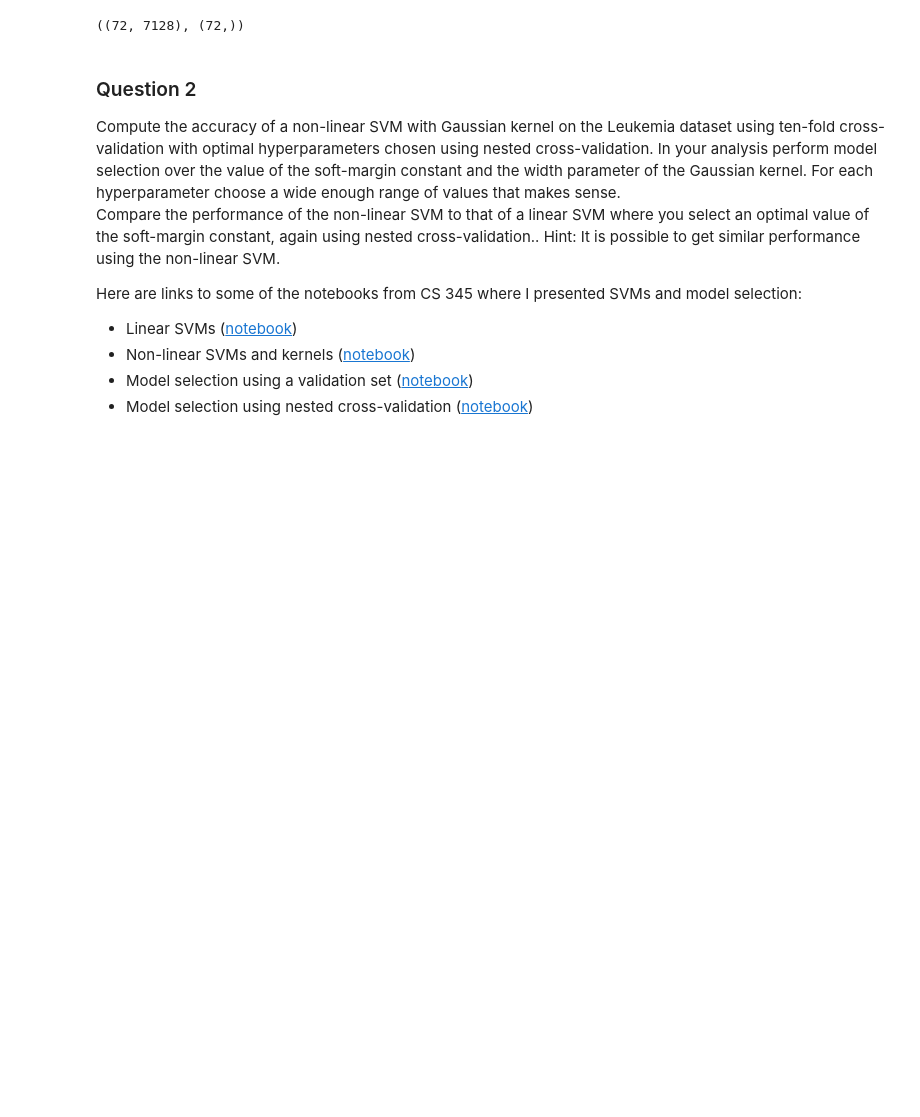
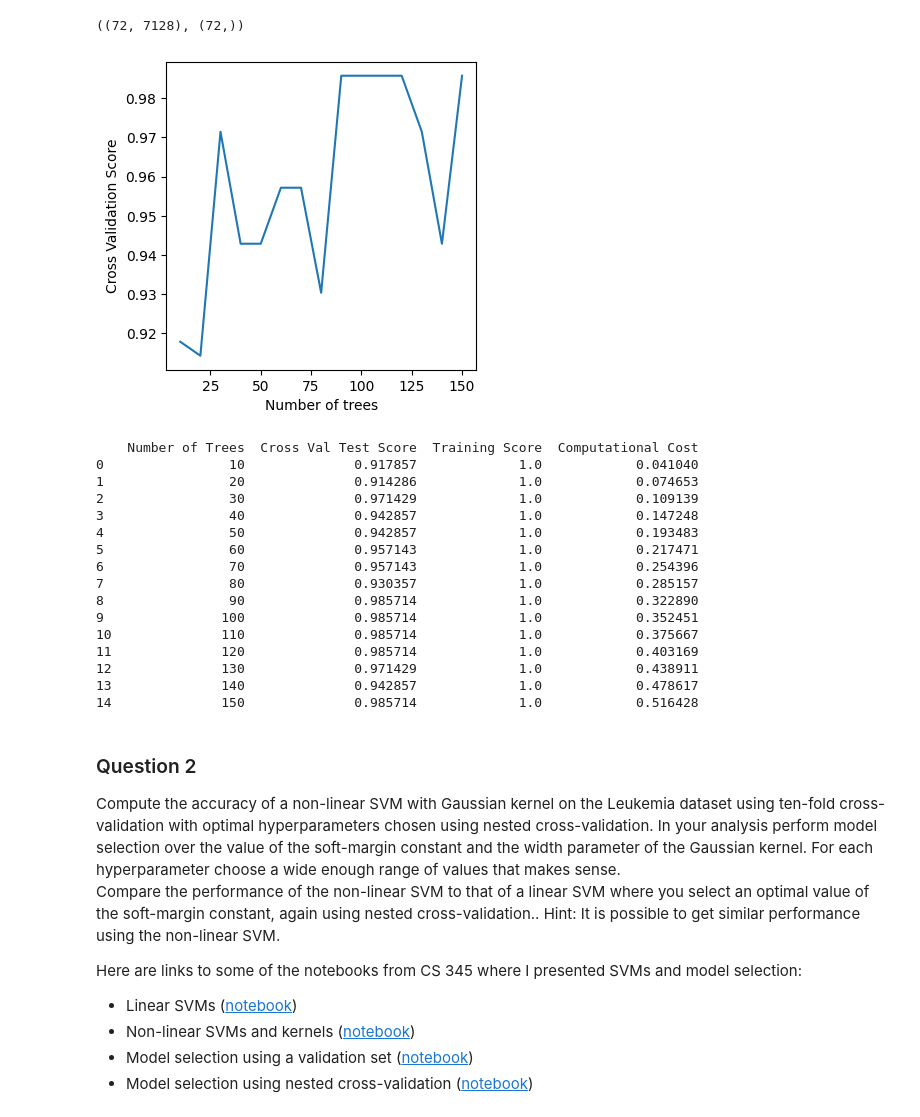
Before and after one commit to yosief14/CS425-Bioinformatics, a Jupyter notebook: ML_Review.ipynb, the cells around one changed output. Saved outputs shown, nothing was run; the diff lists cells and outputs as text; code cells hidden in the pictures; blank space fills up the shorter version.

```diff
--- a/ML_Review.ipynb
+++ b/ML_Review.ipynb
@@ -82,3 +80,55 @@ X.shape,y.shape
+# %%
+from sklearn.ensemble import RandomForestClassifier
+from sklearn.model_selection import cross_validate
+from pprint import pprint
+import numpy as np
+import matplotlib.pyplot as plt
+
+
+#
+ntrees = np.arange(10,151,10)
+
+scores = []
+train_scores = []
+computational_cost = []
+
+for ntree in ntrees:
+    clf = RandomForestClassifier(n_estimators= ntree)
+    score = cross_validate(clf, X, y, cv=10, return_train_score=True)
+    scores.append(np.mean(score['test_score']))
+    train_scores.append(np.mean(score['train_score']))
+    computational_cost.append(np.mean(score['fit_time']))
+
+fig = plt.figure(figsize=(4,4))
+plt.xlabel('Number of trees')
+plt.ylabel('Cross Validation Score')
+plt.plot(ntrees, scores)
+plt.show()
+
+
+import pandas as pd
+table = pd.DataFrame({'Number of Trees':ntrees, 'Cross Val Test Score':scores, 'Training Score':train_scores, 'Computational Cost':computational_cost})
+df = pd.DataFrame(table)
+
+print(df)
+# %% [output]
+[figure, added]
+    Number of Trees  Cross Val Test Score  Training Score  Computational Cost
+0                10              0.917857             1.0            0.041040
+1                20              0.914286             1.0            0.074653
+2                30              0.971429             1.0            0.109139
+3                40              0.942857             1.0            0.147248
+4                50              0.942857             1.0            0.193483
+5                60              0.957143             1.0            0.217471
+6                70              0.957143             1.0            0.254396
+7                80              0.930357             1.0            0.285157
+8                90              0.985714             1.0            0.322890
+9               100              0.985714             1.0            0.352451
+10              110              0.985714             1.0            0.375667
+11              120              0.985714             1.0            0.403169
+12              130              0.971429             1.0            0.438911
+13              140              0.942857             1.0            0.478617
+14              150              0.985714             1.0            0.516428
 # %% [markdown]
 ### Question 2
 
```
Also changed, not shown: parts of 1 cell of this notebook.
